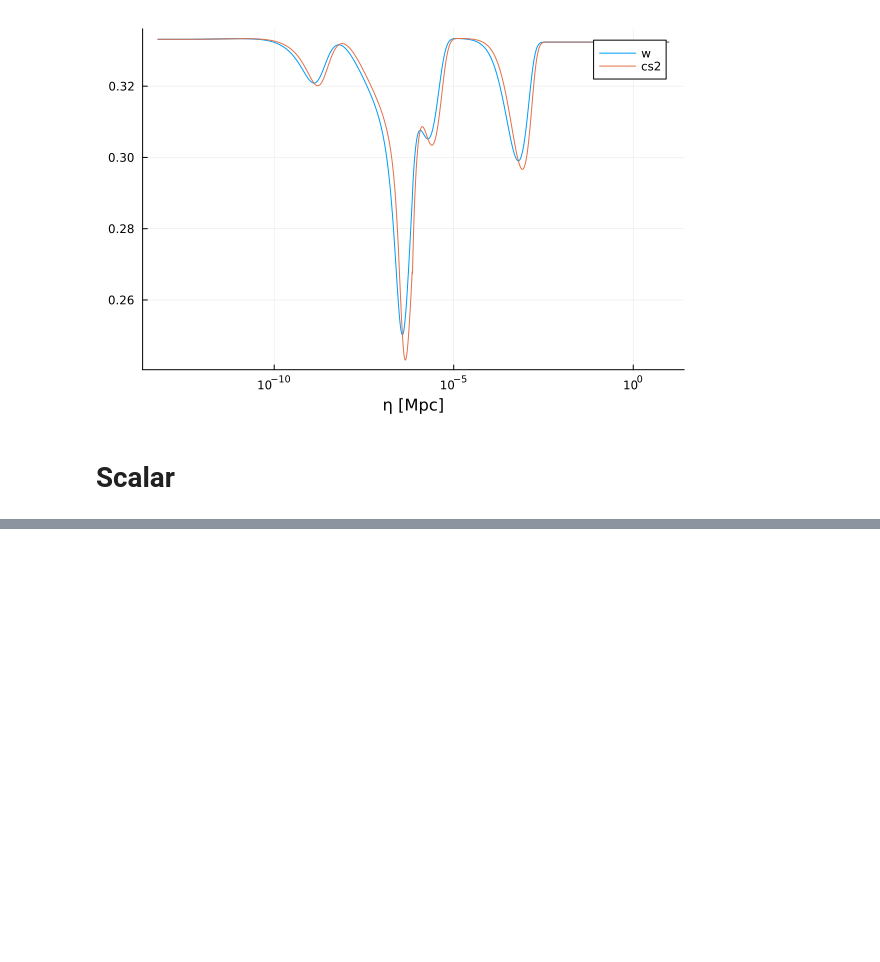
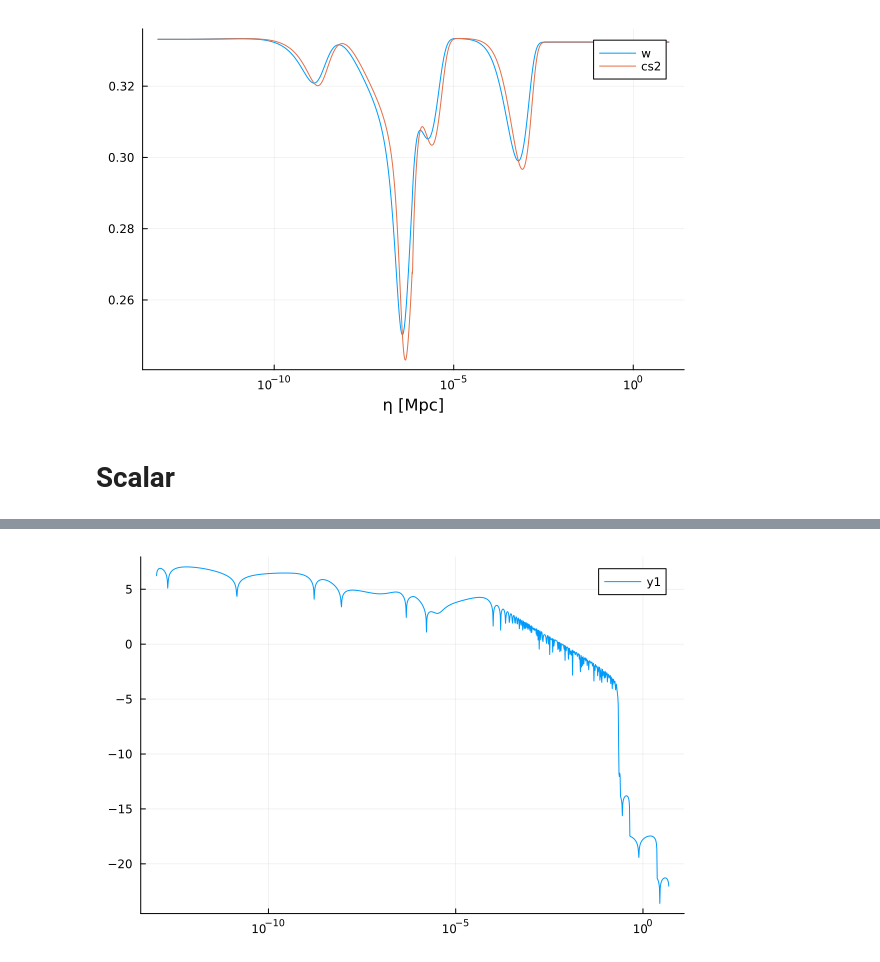
Before and after one commit to NekomammaT/SIGW_QCD, a Jupyter notebook: SIGW_QCD.ipynb, the cells around one changed output, grey strips where cells are left out. Cells and saved outputs as stored; diff of their text form; code cells hidden in the pictures; blank space fills up the shorter version.

```diff
--- a/SIGW_QCD.ipynb
+++ b/SIGW_QCD.ipynb
@@ -270,0 +288,4 @@ plot(etalist, [abs(Phisol(etalist[i])) for i=1:length(etalist)], xscale=:log10,
+# %%
+plot(etaList, [log10(abs(scalarsol[1][3](etaList[i]))) for i=1:length(etaList)], xscale=:log10)
+# %% [output]
+[figure, added]
```
Also changed, not shown: parts of 9 cells of this notebook, 2 other files.
